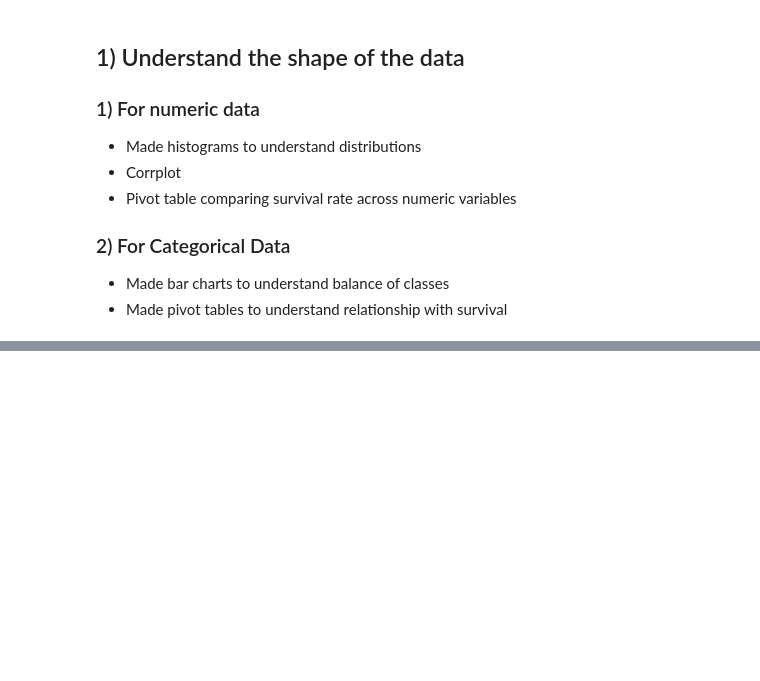
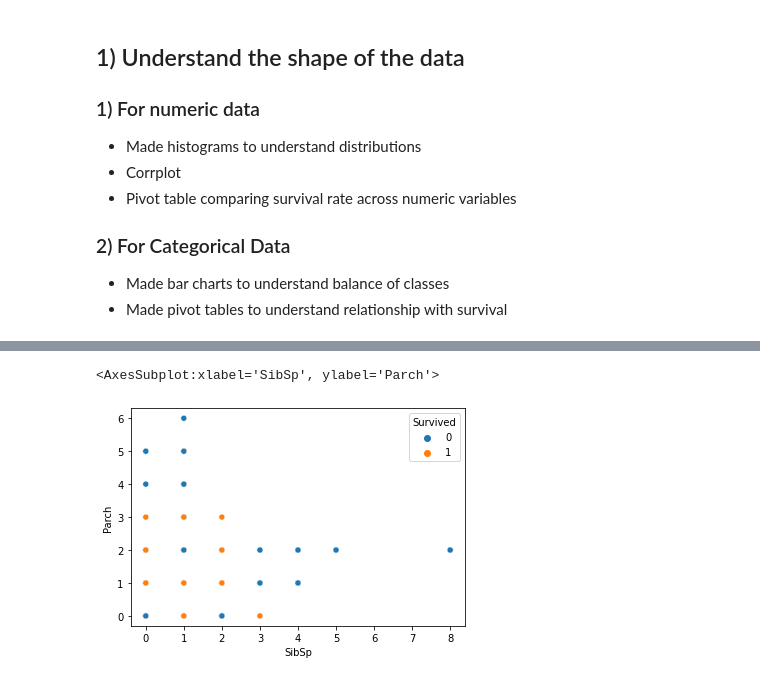
Before and after one commit to datascientist-hist/Kaggle-Competition-Titanic, a Jupyter notebook: kaggle-competition-titanic.ipynb, the cells around one changed output, grey strips where cells are left out. Saved outputs shown, nothing was run; the diff lists cells and outputs as text; code cells hidden in the pictures; blank space fills up the shorter version.

```diff
--- a/kaggle-competition-titanic.ipynb
+++ b/kaggle-competition-titanic.ipynb
@@ -94,0 +199,5 @@ When starting any project, It would be right to outline the steps that we plan t
+# %%
+sns.scatterplot(data=training, x= "SibSp", y="Parch", hue="Survived")
+# %% [output]
+<AxesSubplot:xlabel='SibSp', ylabel='Parch'>
+[figure, added]
```
Also changed, not shown: parts of 54 cells of this notebook.
